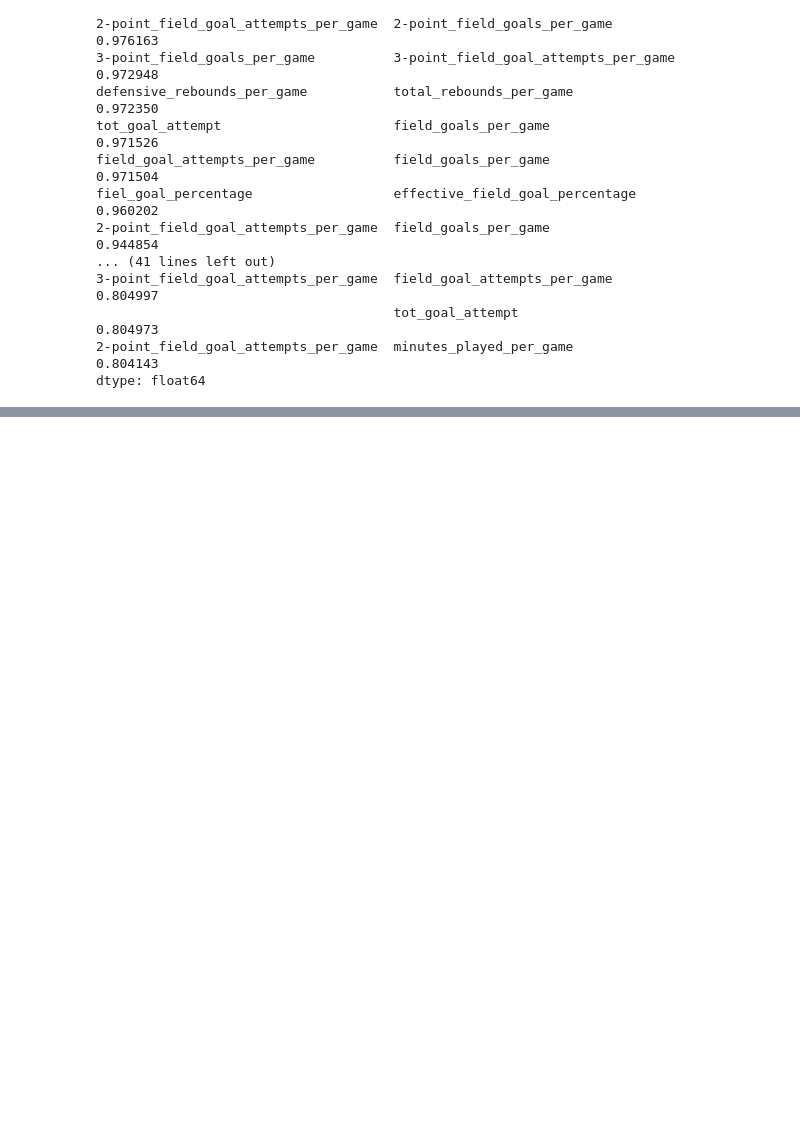
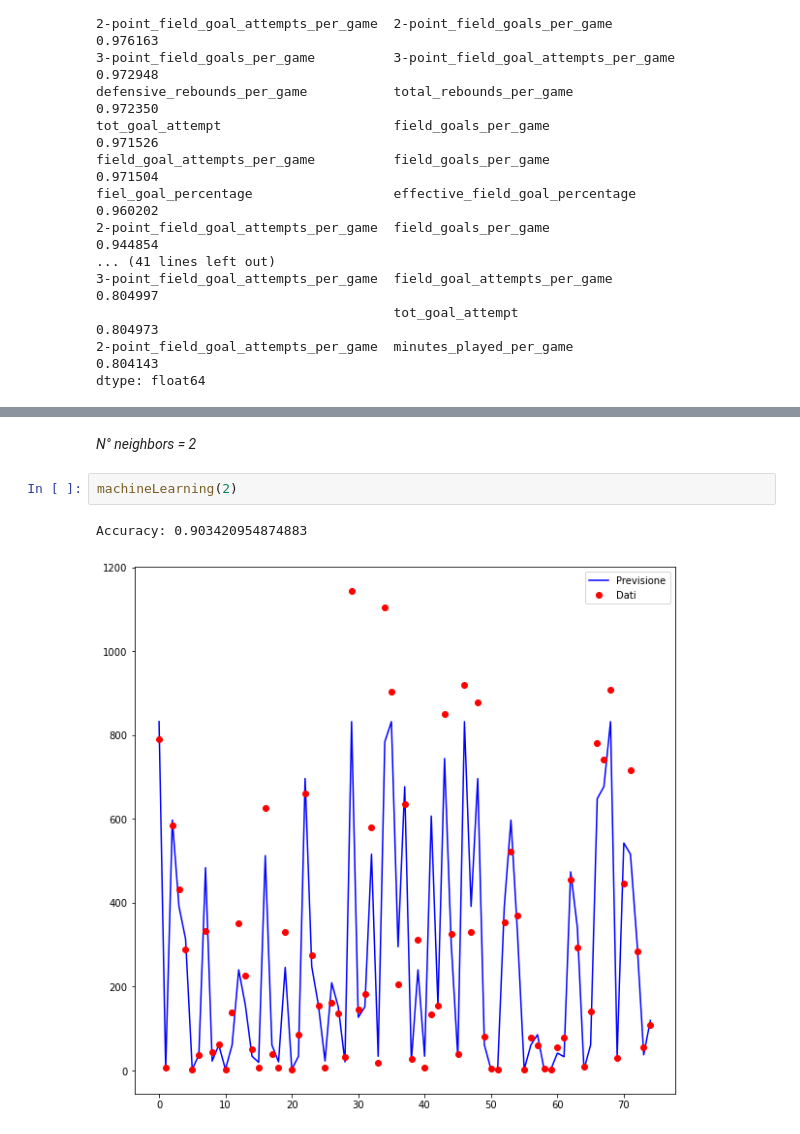
Before and after one commit to AndreCant/MWTDataScience, a Jupyter notebook: notebook.ipynb, the cells around one changed output, grey strips where cells are left out. Saved outputs shown, nothing was run; the diff lists cells and outputs as text; blank space fills up the shorter version.

```diff
--- a/notebook.ipynb
+++ b/notebook.ipynb
@@ -546,0 +584,7 @@ Accuracy: 0.8434532267997473
+# %% [markdown]
+_N° neighbors = 2_
+# %%
+machineLearning(2)
+# %% [output]
+Accuracy: 0.903420954874883
+[figure, added]
```
Also changed, not shown: parts of 20 cells of this notebook, 1 other file.
